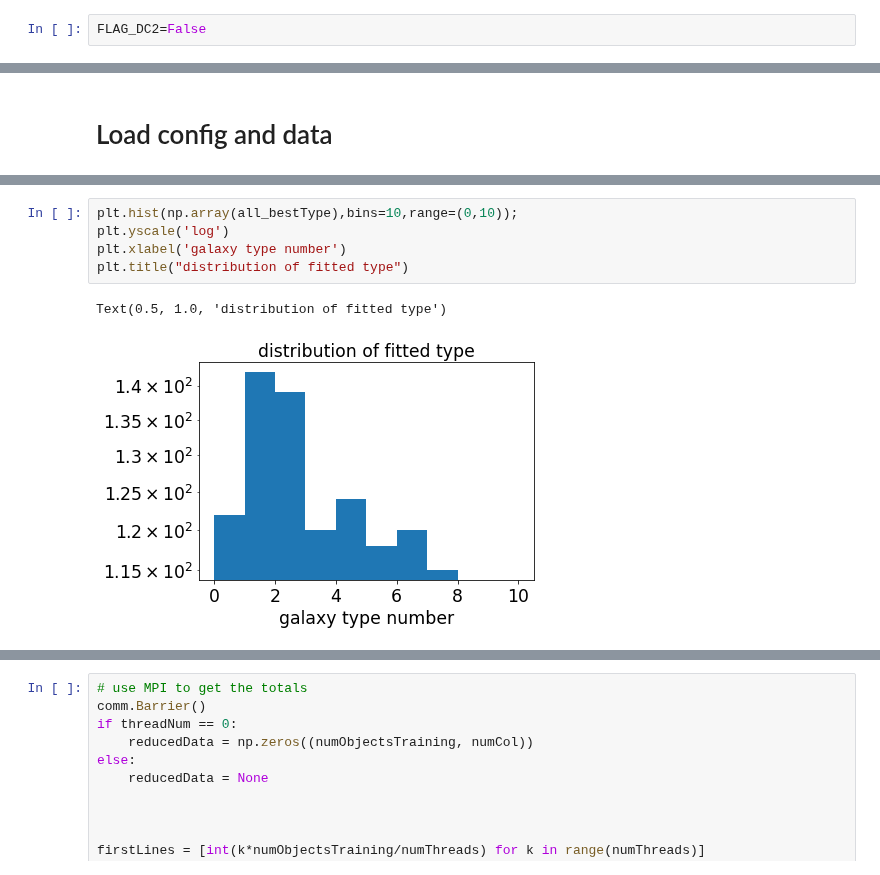
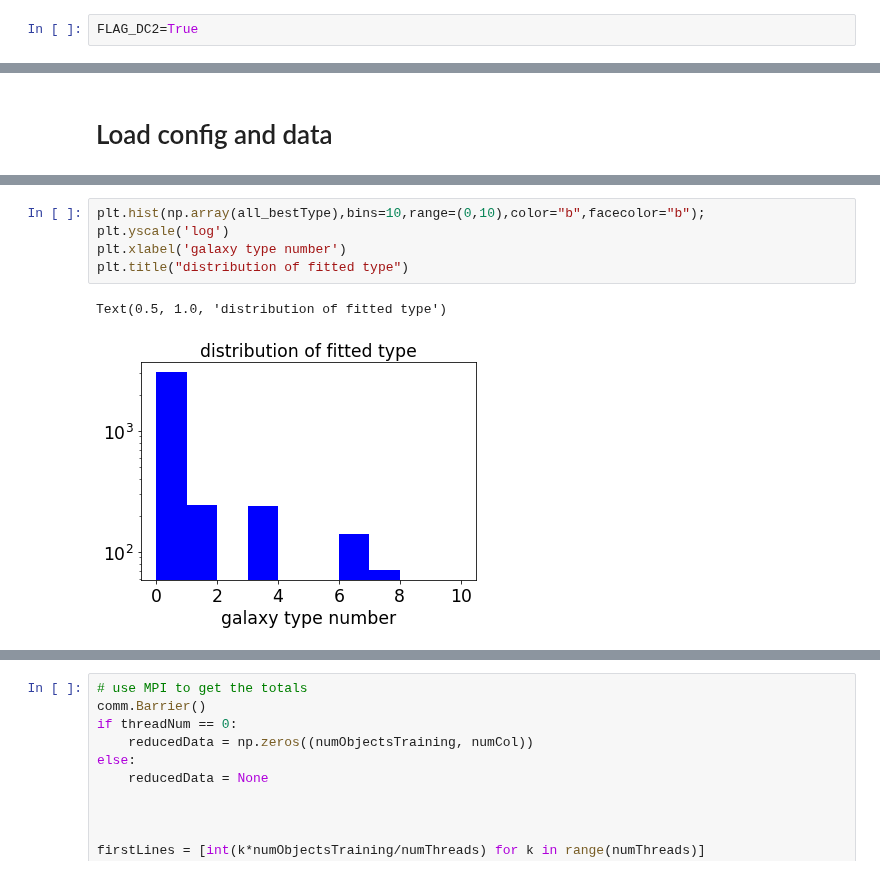
Before and after one commit to sylvielsstfr/MyDockerTools, a Jupyter notebook: UbuntuAnacondaDelightRail/notebooks/test_delight_learn/test_delightlearn.ipynb, the cells around one changed output, grey strips where cells are left out. Saved outputs shown, nothing was run; the diff lists cells and outputs as text.

```diff
--- a/UbuntuAnacondaDelightRail/notebooks/test_delight_learn/test_delightlearn.ipynb
+++ b/UbuntuAnacondaDelightRail/notebooks/test_delight_learn/test_delightlearn.ipynb
@@ -33,7 +33,7 @@ plt.rcParams['ytick.labelsize']= 'xx-large'
 
 - select if want to control Delight internal simulation or DC2
 # %%
-FLAG_DC2=False
+FLAG_DC2=True
 # %%
 if FLAG_DC2:
     configfilename='tmp/parametersTest.cfg'
@@ -145,8 +156,8 @@ Text(0.5, 1.0, 'distribution of fitted $\\ell$')
 # %%
-plt.hist(np.array(all_bestType),bins=10,range=(0,10));
+plt.hist(np.array(all_bestType),bins=10,range=(0,10),color="b",facecolor="b");
 plt.yscale('log')
 plt.xlabel('galaxy type number')
 plt.title("distribution of fitted type")
 # %% [output]
 Text(0.5, 1.0, 'distribution of fitted type')
-[figure, old version]
+[figure, new version]
```
Also changed, not shown: parts of 7 cells of this notebook, 3 other files.
